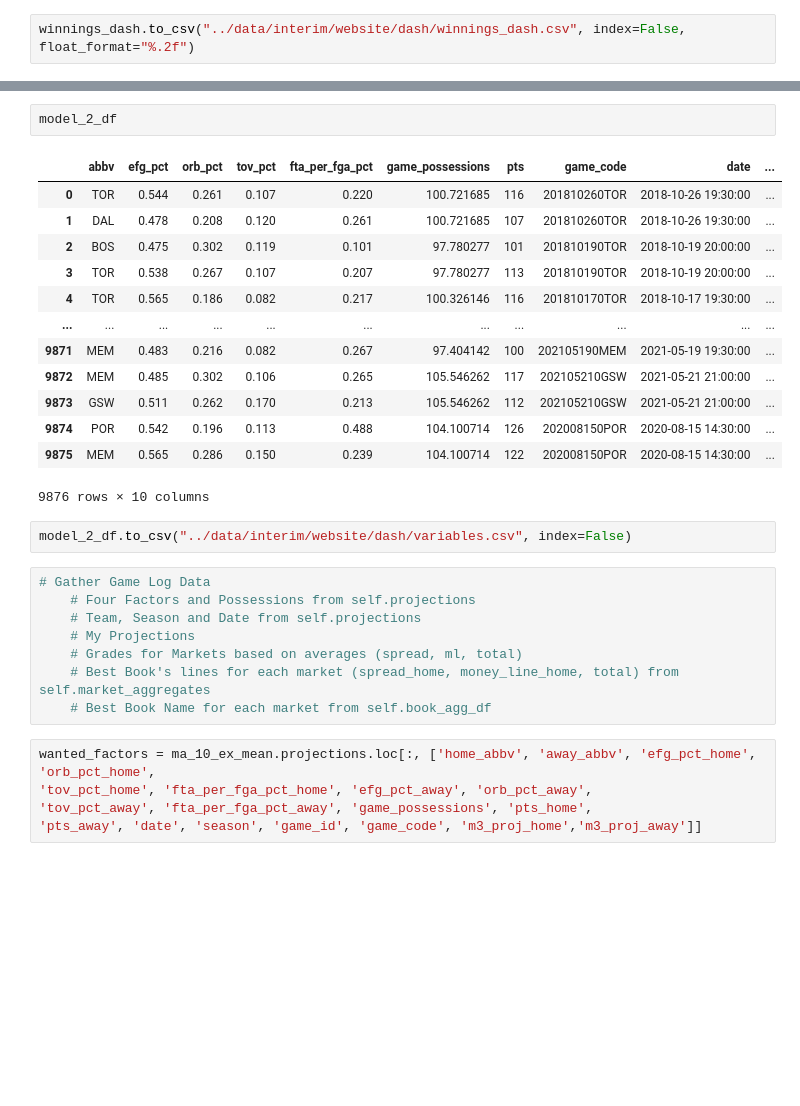
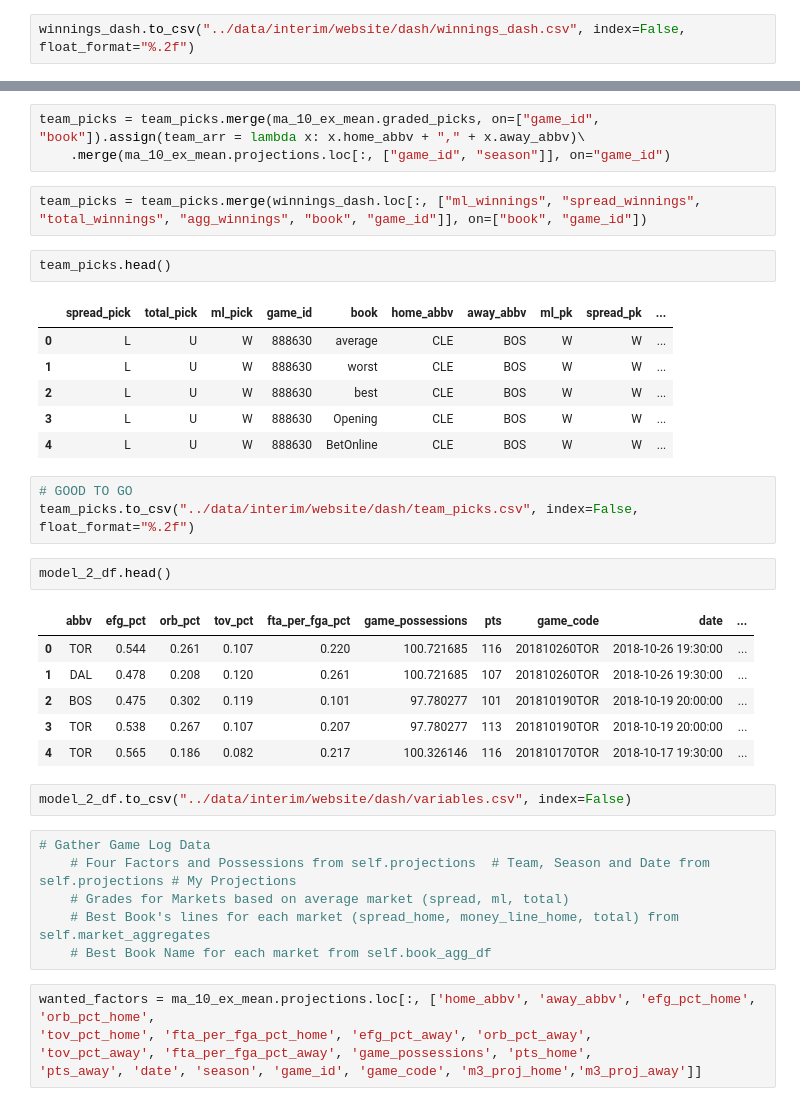
Before and after one commit to kyle-rgb/NBA_Sportsbook_Project, a Jupyter notebook: notebooks/Modeling.ipynb, the cells around one changed output, grey strips where cells are left out. Saved outputs shown, nothing was run; the diff lists cells and outputs as text; blank space fills up the shorter version.

```diff
--- a/notebooks/Modeling.ipynb
+++ b/notebooks/Modeling.ipynb
@@ -2571,27 +2569,35 @@ winnings_dash.to_csv("../data/interim/website/dash/winnings_dash.csv", index=Fal
+# %%
+team_picks = team_picks.merge(ma_10_ex_mean.graded_picks, on=["game_id", "book"]).assign(team_arr = lambda x: x.home_abbv + "," + x.away_abbv)\
+    .merge(ma_10_ex_mean.projections.loc[:, ["game_id", "season"]], on="game_id")
+# %%
+team_picks = team_picks.merge(winnings_dash.loc[:, ["ml_winnings", "spread_winnings", "total_winnings", "agg_winnings", "book", "game_id"]], on=["book", "game_id"])
+# %%
+team_picks.head()
+# %% [output]
+|  | spread_pick | total_pick | ml_pick | game_id | book | home_abbv | away_abbv | ml_pk | spread_pk | ... |
+| 0 | L | U | W | 888630 | average | CLE | BOS | W | W | ... |
+| 1 | L | U | W | 888630 | worst | CLE | BOS | W | W | ... |
+| 2 | L | U | W | 888630 | best | CLE | BOS | W | W | ... |
+| 3 | L | U | W | 888630 | Opening | CLE | BOS | W | W | ... |
+| 4 | L | U | W | 888630 | BetOnline | CLE | BOS | W | W | ... |
+# %%
+# GOOD TO GO
+team_picks.to_csv("../data/interim/website/dash/team_picks.csv", index=False, float_format="%.2f")
 # %%
-model_2_df
+model_2_df.head()
 # %% [output]
 |  | abbv | efg_pct | orb_pct | tov_pct | fta_per_fga_pct | game_possessions | pts | game_code | date | ... |
 | 0 | TOR | 0.544 | 0.261 | 0.107 | 0.220 | 100.721685 | 116 | 201810260TOR | 2018-10-26 19:30:00 | ... |
 | 1 | DAL | 0.478 | 0.208 | 0.120 | 0.261 | 100.721685 | 107 | 201810260TOR | 2018-10-26 19:30:00 | ... |
 | 2 | BOS | 0.475 | 0.302 | 0.119 | 0.101 | 97.780277 | 101 | 201810190TOR | 2018-10-19 20:00:00 | ... |
 | 3 | TOR | 0.538 | 0.267 | 0.107 | 0.207 | 97.780277 | 113 | 201810190TOR | 2018-10-19 20:00:00 | ... |
 | 4 | TOR | 0.565 | 0.186 | 0.082 | 0.217 | 100.326146 | 116 | 201810170TOR | 2018-10-17 19:30:00 | ... |
-| ... | ... | ... | ... | ... | ... | ... | ... | ... | ... | ... |
-| 9871 | MEM | 0.483 | 0.216 | 0.082 | 0.267 | 97.404142 | 100 | 202105190MEM | 2021-05-19 19:30:00 | ... |
-| 9872 | MEM | 0.485 | 0.302 | 0.106 | 0.265 | 105.546262 | 117 | 202105210GSW | 2021-05-21 21:00:00 | ... |
-| 9873 | GSW | 0.511 | 0.262 | 0.170 | 0.213 | 105.546262 | 112 | 202105210GSW | 2021-05-21 21:00:00 | ... |
-| 9874 | POR | 0.542 | 0.196 | 0.113 | 0.488 | 104.100714 | 126 | 202008150POR | 2020-08-15 14:30:00 | ... |
-| 9875 | MEM | 0.565 | 0.286 | 0.150 | 0.239 | 104.100714 | 122 | 202008150POR | 2020-08-15 14:30:00 | ... |
-9876 rows × 10 columns
 # %%
 model_2_df.to_csv("../data/interim/website/dash/variables.csv", index=False)
 # %%
 # Gather Game Log Data
-    # Four Factors and Possessions from self.projections
-    # Team, Season and Date from self.projections
-    # My Projections
-    # Grades for Markets based on averages (spread, ml, total)
+    # Four Factors and Possessions from self.projections  # Team, Season and Date from self.projections # My Projections
+    # Grades for Markets based on average market (spread, ml, total)
     # Best Book's lines for each market (spread_home, money_line_home, total) from self.market_aggregates
     # Best Book Name for each market from self.book_agg_df
 # %%
```
Also changed, not shown: parts of 158 cells of this notebook, 1 other file.
